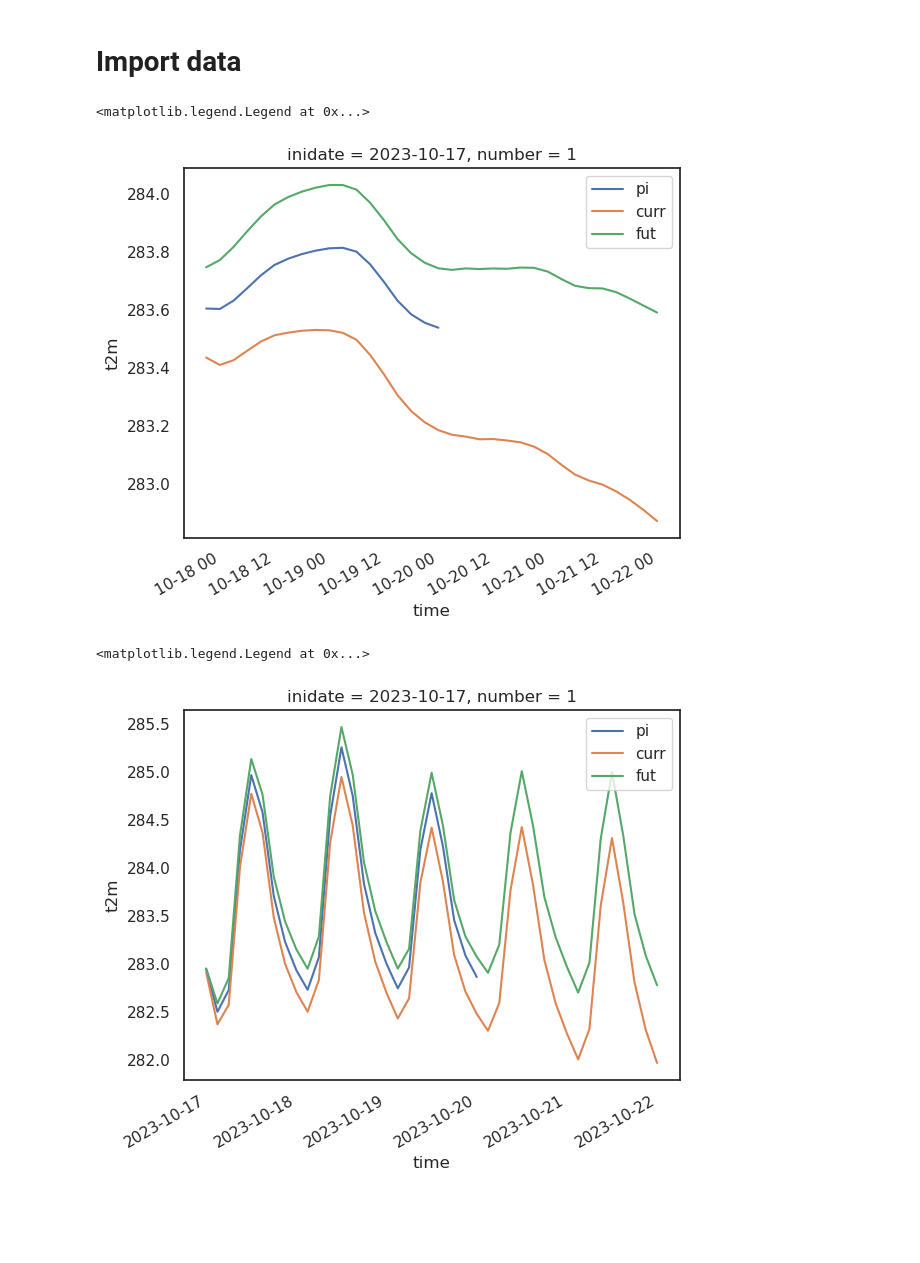
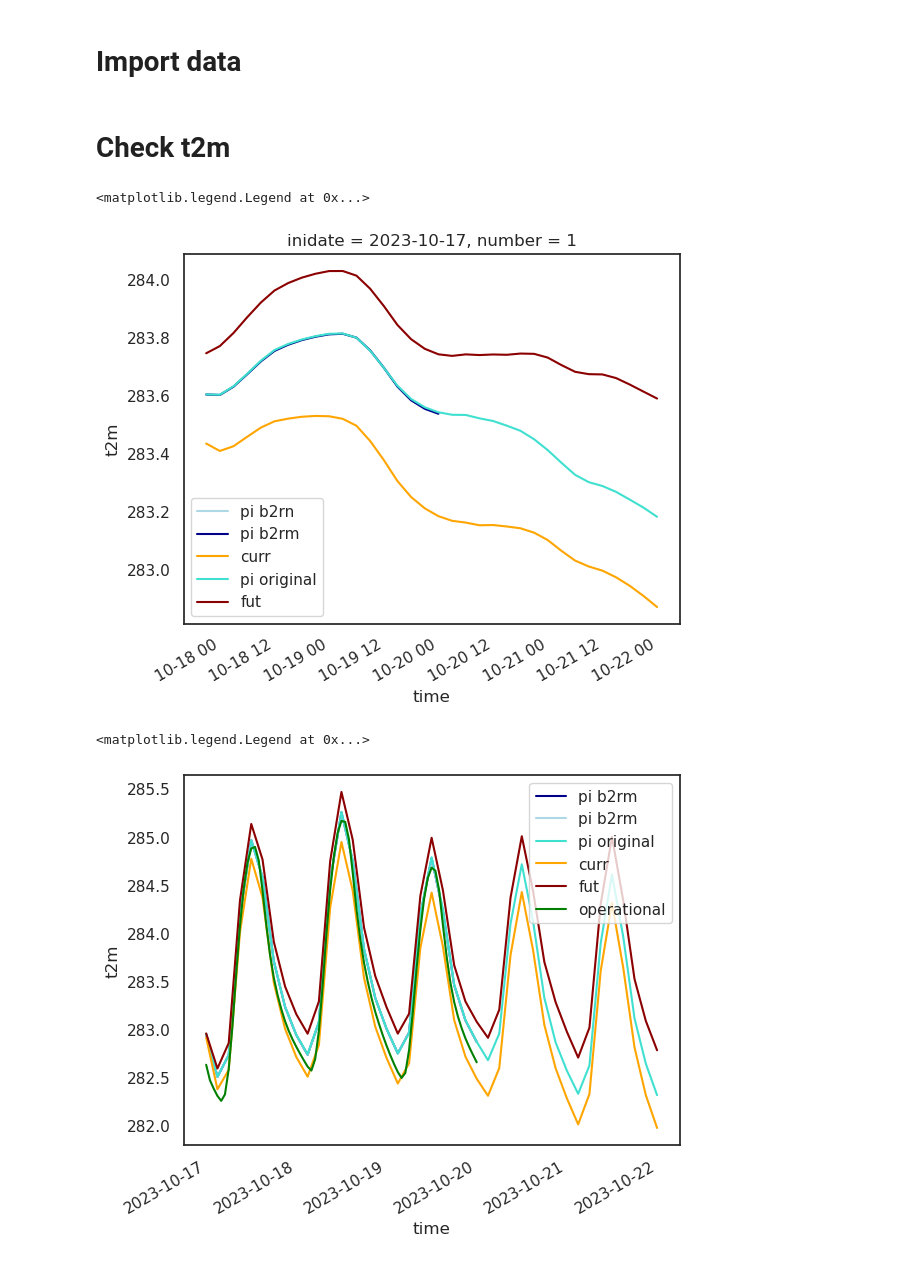
Before and after one commit to shirin-ermis/Storm_Babet, a Jupyter notebook: notebooks/02_check_test_run.ipynb, the cells around one changed output. Cells and saved outputs as stored; diff of their text form; code cells hidden in the pictures; blank space fills up the shorter version.

```diff
--- a/notebooks/02_check_test_run.ipynb
+++ b/notebooks/02_check_test_run.ipynb
@@ -154,29 +121,41 @@ def hourly2accum(ds, start_day='2023-10-19 00', end_day='2023-10-22 00', m2mm=Tr
 # Import data
 # %%
 base_dir = '/home/e/ermis/Storm_Babet/data/'
-babet_pi = xr.open_dataset(os.path.join(base_dir, 'b2rm_2023-10-17_test_pf.nc'))
-# babet_pi = xr.open_mfdataset(os.path.join(base_dir, '*.nc'),preprocess= preproc_ds, engine='netcdf4', chunks={'time': 10})
+babet_pi_b2rn = xr.open_dataset(os.path.join(base_dir, 'b2rn_2023-10-17_test_pf.nc'))
+babet_pi_b2rm = xr.open_dataset(os.path.join(base_dir, 'b2rm_2023-10-17_test_pf.nc'))
 # %%
 base_dir = '/gf5/predict/AWH019_ERMIS_ATMICP/Babet/DATA/MED-R/EXP/{}/EU025/sfc/pf'
 file_dir = {'curr': base_dir.format('curr'),
             'pi': base_dir.format('pi'),
             'incr': base_dir.format('incr')}
 babet_curr = xr.open_mfdataset(os.path.join(file_dir['curr'], '*.nc'), preprocess=preproc_ds, engine='netcdf4').sel(number=1, inidate='2023-10-17')
+babet_pi_original = xr.open_mfdataset(os.path.join(file_dir['pi'], '*.nc'), preprocess=preproc_ds, engine='netcdf4').sel(number=1, inidate='2023-10-17')
 babet_incr = xr.open_mfdataset(os.path.join(file_dir['incr'], '*.nc'), preprocess=preproc_ds, engine='netcdf4').sel(number=1, inidate='2023-10-17')
+# %%
+operational = xr.open_dataset('/home/e/ermis/Storm_Babet/data/1_2023-10-17_cf.nc')
+# %% [markdown]
+# Check t2m
 # %%
-babet_pi.mean(dim=['latitude', 'longitude']).t2m.rolling(time=8).mean().plot(label='pi')
-babet_curr.mean(dim=['latitude', 'longitude']).t2m.rolling(time=8).mean().plot(label='curr')
-babet_incr.mean(dim=['latitude', 'longitude']).t2m.rolling(time=8).mean().plot(label='fut')
+babet_pi_b2rn.mean(dim=['latitude', 'longitude']).t2m.rolling(time=8).mean().plot(label='pi b2rn', color='lightblue')
+babet_pi_b2rm.mean(dim=['latitude', 'longitude']).t2m.rolling(time=8).mean().plot(label='pi b2rm', color='darkblue')
+babet_curr.mean(dim=['latitude', 'longitude']).t2m.rolling(time=8).mean().plot(label='curr', color='orange')
+babet_pi_original.mean(dim=['latitude', 'longitude']).t2m.rolling(time=8).mean().plot(label='pi original', color='turquoise')
+
+babet_incr.mean(dim=['latitude', 'longitude']).t2m.rolling(time=8).mean().plot(label='fut', color='darkred')
+operational.mean(dim=['latitude', 'longitude']).t2m.rolling(time=24).mean().plot(label='operational', color='green')
 plt.legend()
 # %% [output]
 <matplotlib.legend.Legend at 0x...>
-[figure, old version]
+[figure, new version]
 # %%
-babet_pi.mean(dim=['latitude', 'longitude']).t2m.plot(label='pi')
-babet_curr.mean(dim=['latitude', 'longitude']).t2m.plot(label='curr')
-babet_incr.mean(dim=['latitude', 'longitude']).t2m.plot(label='fut')
+babet_pi_b2rm.mean(dim=['latitude', 'longitude']).t2m.plot(label='pi b2rm', color='darkblue')
+babet_pi_b2rn.mean(dim=['latitude', 'longitude']).t2m.plot(label='pi b2rm', color='lightblue')
+babet_pi_original.mean(dim=['latitude', 'longitude']).t2m.plot(label='pi original', color='turquoise')
+babet_curr.mean(dim=['latitude', 'longitude']).t2m.plot(label='curr', color='orange')
+babet_incr.mean(dim=['latitude', 'longitude']).t2m.plot(label='fut', color='darkred')
+operational.mean(dim=['latitude', 'longitude']).t2m.plot(label='operational', color='green')
 
 plt.legend()
 # %% [output]
 <matplotlib.legend.Legend at 0x...>
-[figure, old version]
+[figure, new version]
```
Also changed, not shown: parts of 5 cells of this notebook.
